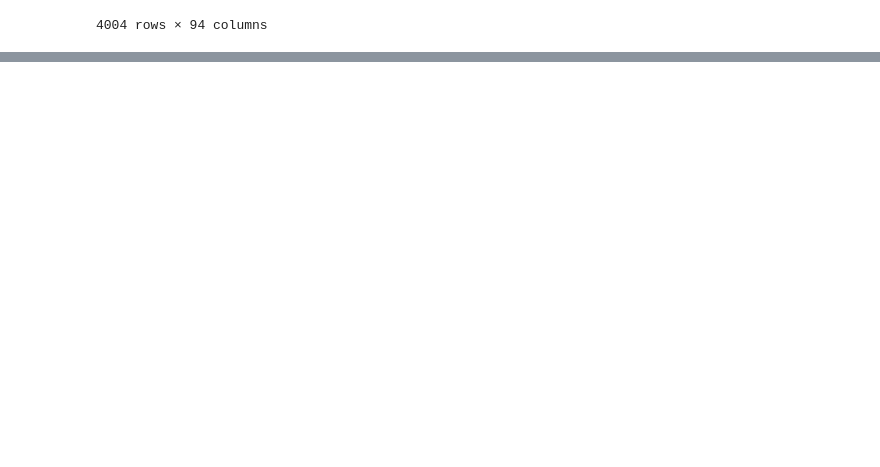
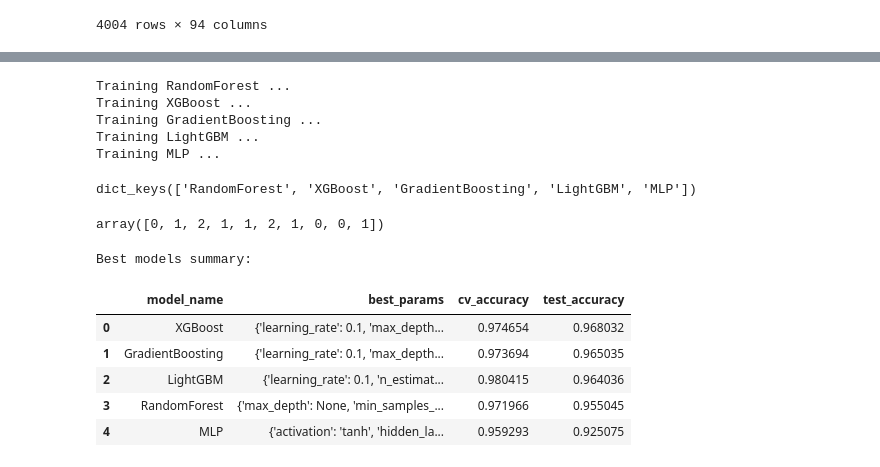
Before and after one commit to FriendyKiran/Exoplanet-Discovery-using-Machine-Learning, a Jupyter notebook: Exoplanents.ipynb, the cells around one changed output, grey strips where cells are left out. Saved outputs shown, nothing was run; the diff lists cells and outputs as text; code cells hidden in the pictures; blank space fills up the shorter version.

Commit message:
All individual models are done

```diff
--- a/Exoplanents.ipynb
+++ b/Exoplanents.ipynb
@@ -755,0 +924,69 @@ Name: count, dtype: int64
+# %%
+# -----------------------------
+# Run CV for all models
+# -----------------------------
+all_models_k2 = {}
+all_results_k2 = {}
+
+for name, (estimator, grid) in models.items():
+    print(f"Training {name} ...")
+    model_dict, results_df = train_with_cv(estimator, grid, X_train_k2_scaled, y_train_k2_res, cv=5)
+    all_models_k2[name] = model_dict
+    all_results_k2[name] = results_df
+# %% [output]
+Training RandomForest ...
+Training XGBoost ...
+Training GradientBoosting ...
+Training LightGBM ...
+Training MLP ...
+# %%
+all_models_k2.keys()
+# %% [output]
+dict_keys(['RandomForest', 'XGBoost', 'GradientBoosting', 'LightGBM', 'MLP'])
+# %%
+all_models_k2['LightGBM']['learning_rate=0.05, n_estimators=200, num_leaves=31']['model'].predict(X_test_k2_scaled.iloc[15:25])
+# %% [output]
+array([0, 1, 2, 1, 1, 2, 1, 0, 0, 1])
+# %%
+# -----------------------------
+# Pick best params per model + retrain on full train + test on X_test_k2_scaled
+# -----------------------------
+final_summary_k2 = []
+test_reports_k2 = {}
+
+for name, df in all_results_k2.items():
+    # best by accuracy
+    top_row = df.sort_values("accuracy", ascending=False).iloc[0]
+    best_params = top_row["params"]
+
+    # get trained model
+    key = ", ".join(f"{k}={v}" for k, v in best_params.items())
+    best_model = all_models_k2[name][key]["model"]
+
+    # evaluate on test
+    y_pred_test = best_model.predict(X_test_k2_scaled)
+    test_report = classification_report(y_test_k2, y_pred_test, output_dict=True, zero_division=0)
+    test_reports_k2[name] = pd.DataFrame(test_report).T
+
+    final_summary_k2.append({
+        "model_name": name,
+        "best_params": best_params,
+        "cv_accuracy": top_row["accuracy"],
+        "test_accuracy": test_report["accuracy"]
+    })
+
+final_summary_k2_df = pd.DataFrame(final_summary_k2).sort_values("test_accuracy", ascending=False).reset_index(drop=True)
+
+# -----------------------------
+# Results
+# -----------------------------
+print("\nBest models summary:")
+final_summary_k2_df
+# %% [output]
+Best models summary:
+|  | model_name | best_params | cv_accuracy | test_accuracy |
+| 0 | XGBoost | {'learning_rate': 0.1, 'max_depth... | 0.974654 | 0.968032 |
+| 1 | GradientBoosting | {'learning_rate': 0.1, 'max_depth... | 0.973694 | 0.965035 |
+| 2 | LightGBM | {'learning_rate': 0.1, 'n_estimat... | 0.980415 | 0.964036 |
+| 3 | RandomForest | {'max_depth': None, 'min_samples_... | 0.971966 | 0.955045 |
+| 4 | MLP | {'activation': 'tanh', 'hidden_la... | 0.959293 | 0.925075 |
```
Also changed, not shown: parts of 11 cells of this notebook, 1 other file.
